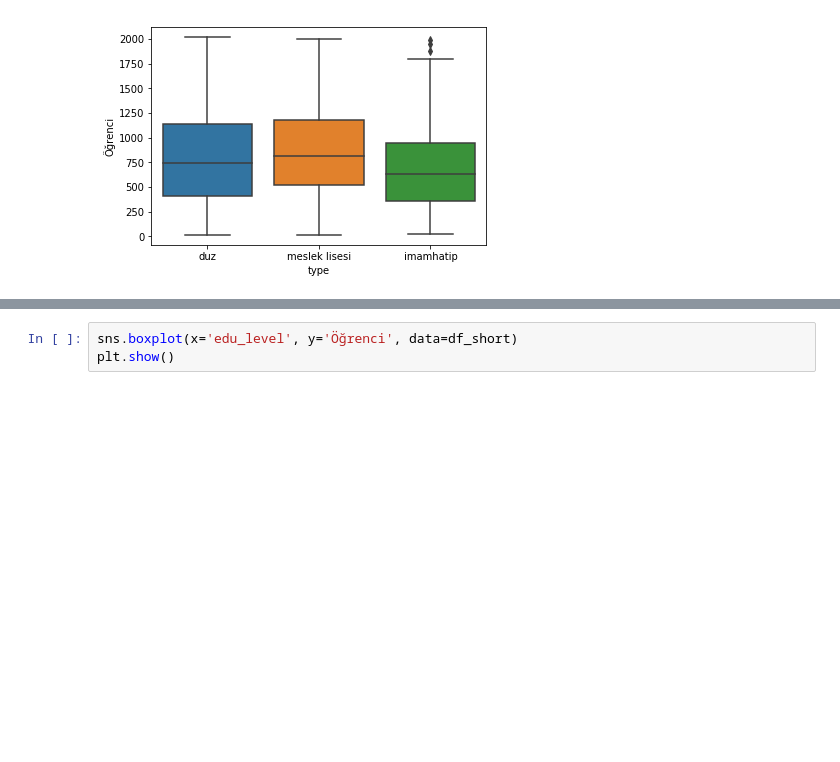
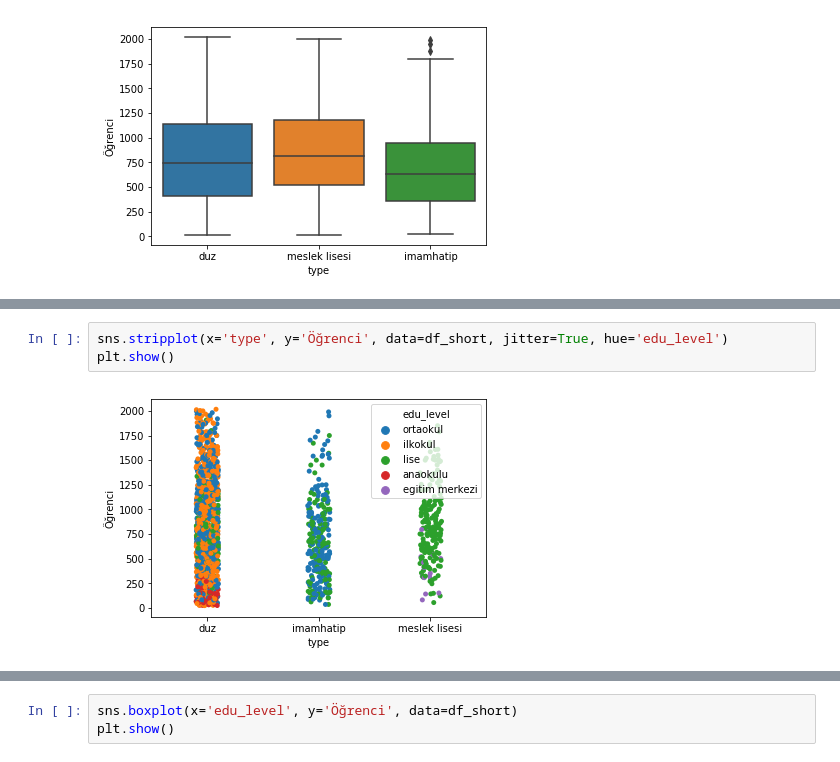
Before and after one commit to mylogicniche/turkey-school-analysis, a Jupyter notebook: analiz-2.ipynb, the cells around one changed output, grey strips where cells are left out. Cells and saved outputs as stored; diff of their text form; blank space fills up the shorter version.

```diff
--- a/analiz-2.ipynb
+++ b/analiz-2.ipynb
@@ -236 +241,6 @@ plt.show()
+# %%
+sns.stripplot(x='type', y='Öğrenci', data=df_short, jitter=True, hue='edu_level')
+plt.show()
+# %% [output]
+[figure, added]
 # %%
```
Also changed, not shown: parts of 4 cells of this notebook.
